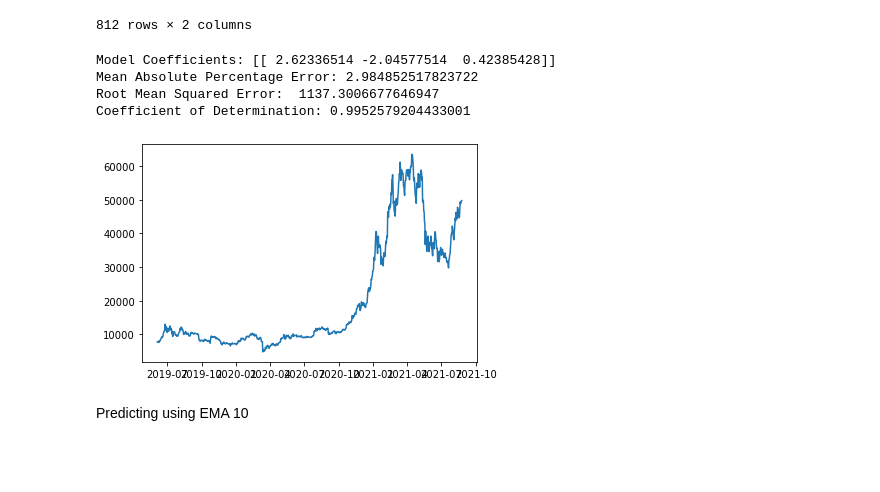
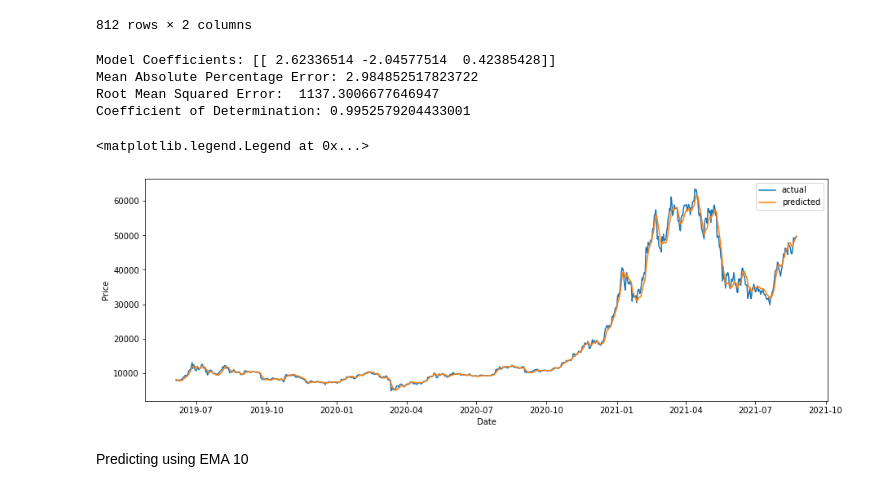
Before and after one commit to manoloenriquez/stintsy-mp, a Jupyter notebook: notebook.ipynb, the cells around one changed output. Cells and saved outputs as stored; diff of their text form; code cells hidden in the pictures; blank space fills up the shorter version.

Commit message:
added time series graphs

```diff
--- a/notebook.ipynb
+++ b/notebook.ipynb
@@ -53,6 +53,8 @@ from sklearn.model_selection import train_test_split
 from sklearn.linear_model import LinearRegression
 from sklearn.metrics import mean_squared_error, r2_score, mean_absolute_percentage_error
 import matplotlib.pyplot as plt
+
+plt.rcParams['figure.figsize'] = (15, 5)
 # %%
 X_train, X_test, y_train, y_test = train_test_split(trim_df[['ema_10', 'ema_20', 'ema_50']], trim_df[['Price']], test_size=0.2, shuffle=False)
 
@@ -82,20 +84,21 @@ result
 # %%
 print("Model Coefficients:", model.coef_)
 print("Mean Absolute Percentage Error:", mean_absolute_percentage_error(y_test, y_pred) * 100)
 print("Root Mean Squared Error: ", np.sqrt(mean_squared_error(y_test, y_pred)))
 print("Coefficient of Determination:", r2_score(y_test, y_pred))
 
-# plt.scatter(X_test, y_test, color='red')
-# plt.plot(X_test, y_pred)
-
-plt.plot(y_test)
-plt.show()
+plt.plot(result[['Price']], label='actual')
+plt.plot(result[['Predicted Price']], label='predicted')
+plt.xlabel('Date')
+plt.ylabel('Price')
+plt.legend()
 # %% [output]
 Model Coefficients: [[ 2.62336514 -2.04577514  0.42385428]]
 Mean Absolute Percentage Error: 2.984852517823722
 Root Mean Squared Error:  1137.3006677646947
 Coefficient of Determination: 0.9952579204433001
+<matplotlib.legend.Legend at 0x...>
-[figure, old version]
+[figure, new version]
 # %% [markdown]
 Predicting using EMA 10
 # %%
```
Also changed, not shown: parts of 3 cells of this notebook.
